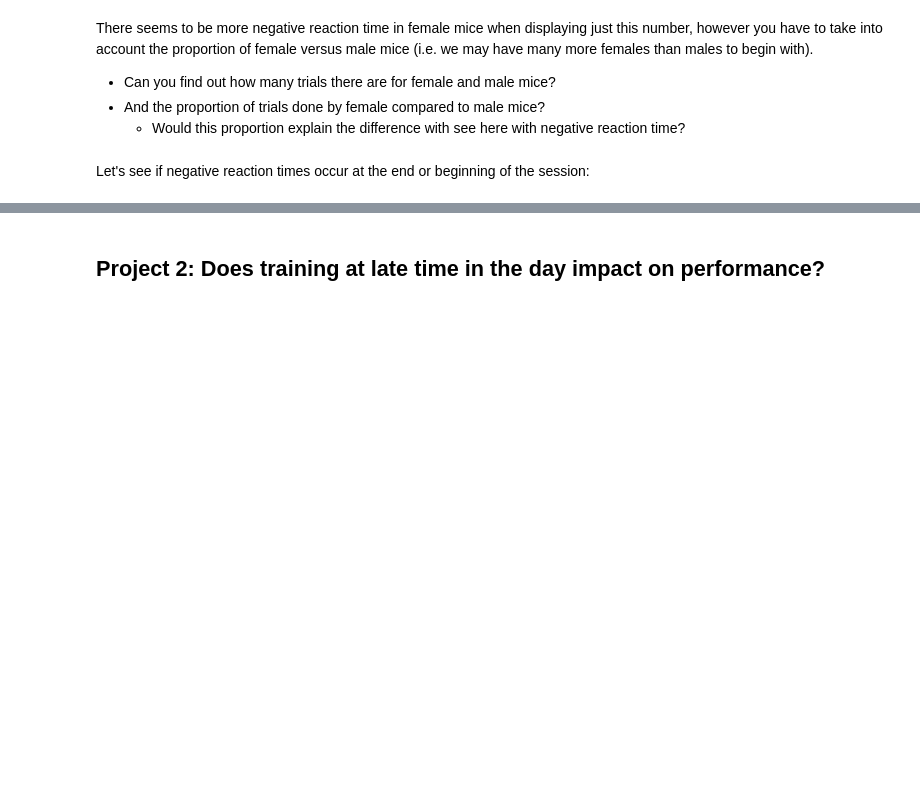
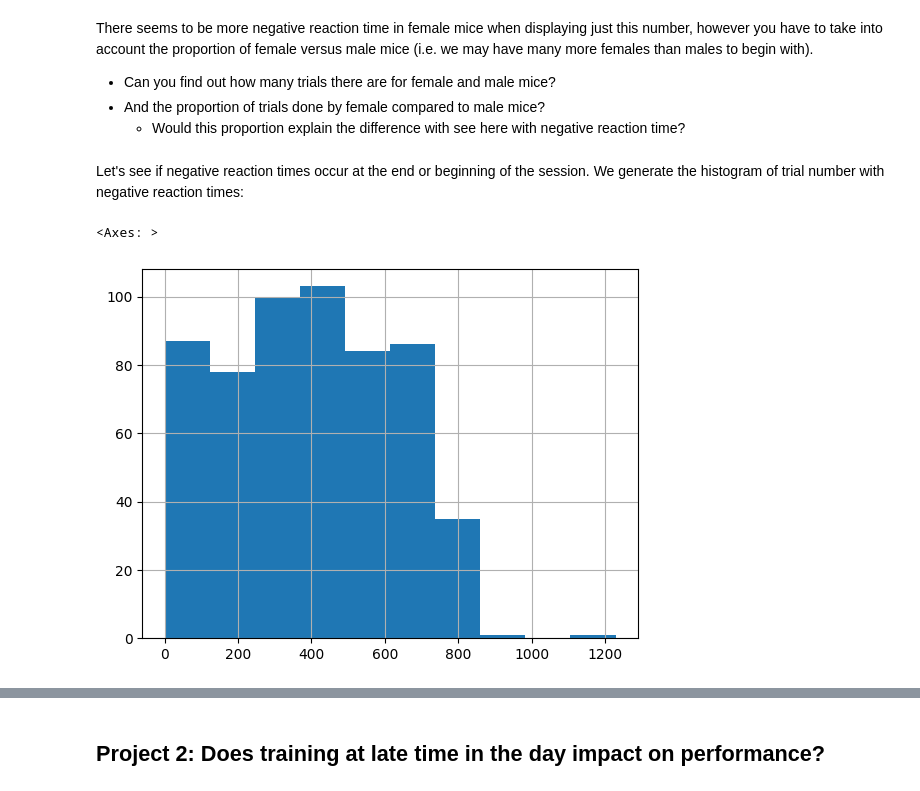
Before and after one commit to int-brain-lab/iblcourse, a Jupyter notebook: sources/behavior_course/course.ipynb, the cells around one changed output, grey strips where cells are left out. Saved outputs shown, nothing was run; the diff lists cells and outputs as text; code cells hidden in the pictures; blank space fills up the shorter version.

```diff
--- a/sources/behavior_course/course.ipynb
+++ b/sources/behavior_course/course.ipynb
@@ -145,4 +146,9 @@ There seems to be more negative reaction time in female mice when displaying jus
   - And the proportion of trials done by female compared to male mice?
     - Would this proportion explain the difference with see here with negative reaction time?
 # %% [markdown]
-Let's see if negative reaction times occur at the end or beginning of the session:
+Let's see if negative reaction times occur at the end or beginning of the session. We generate the histogram of trial number with negative reaction times:
+# %%
+df_trial_neg_rt["trial_number"].hist()
+# %% [output]
+<Axes: >
+[figure, added]
```
Also changed, not shown: parts of 8 cells of this notebook, 1 other file.
